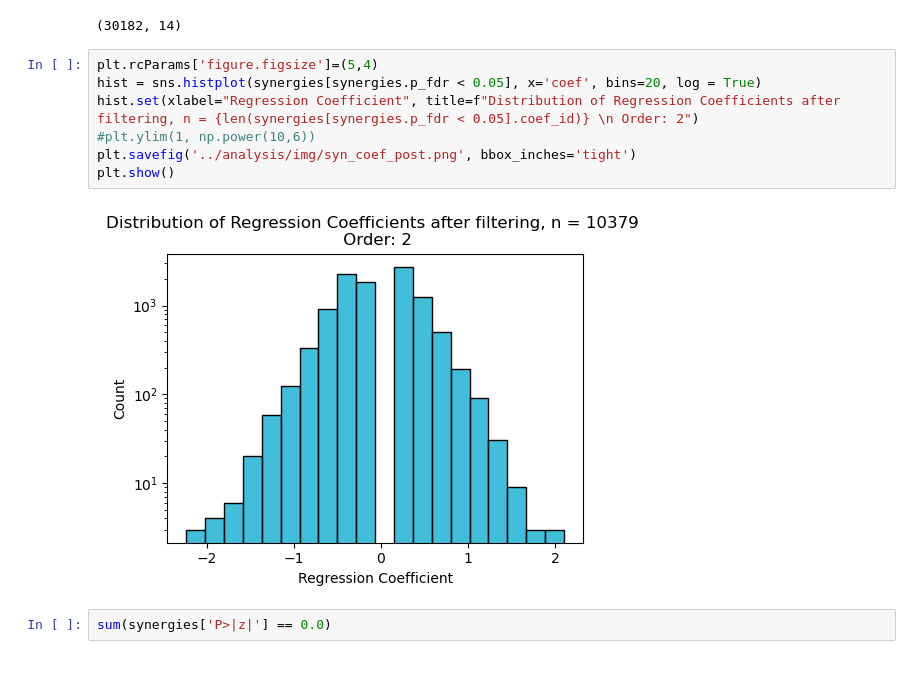
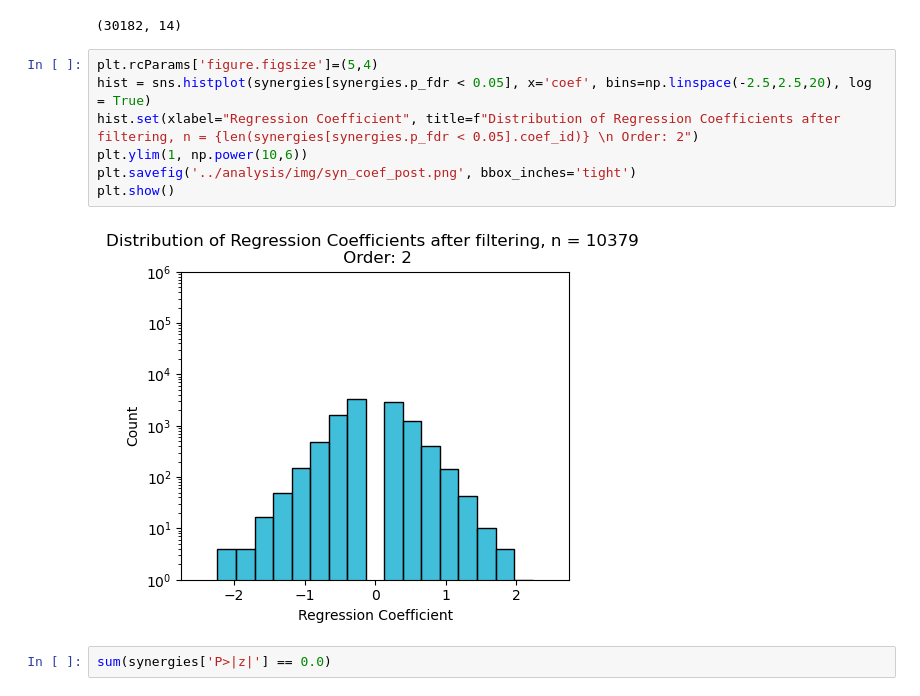
Before and after one commit to Yatish0833/multiomics-synergies, a Jupyter notebook: snakemake/plots.ipynb, the cells around one changed output. Cells and saved outputs as stored; diff of their text form; blank space fills up the shorter version.

Commit message:
updated plot

```diff
--- a/snakemake/plots.ipynb
+++ b/snakemake/plots.ipynb
@@ -116,13 +121,13 @@ synergies.shape
 (30182, 14)
 # %%
 plt.rcParams['figure.figsize']=(5,4)
-hist = sns.histplot(synergies[synergies.p_fdr < 0.05], x='coef', bins=20, log = True)
+hist = sns.histplot(synergies[synergies.p_fdr < 0.05], x='coef', bins=np.linspace(-2.5,2.5,20), log = True)
 hist.set(xlabel="Regression Coefficient", title=f"Distribution of Regression Coefficients after filtering, n = {len(synergies[synergies.p_fdr < 0.05].coef_id)} \n Order: 2")
-#plt.ylim(1, np.power(10,6))
+plt.ylim(1, np.power(10,6))
 plt.savefig('../analysis/img/syn_coef_post.png', bbox_inches='tight')
 plt.show()
 # %% [output]
-[figure, old version]
+[figure, new version]
 # %%
 sum(synergies['P>|z|'] == 0.0)
 # %% [output]
```
Also changed, not shown: parts of 9 cells of this notebook, 1 other file.
